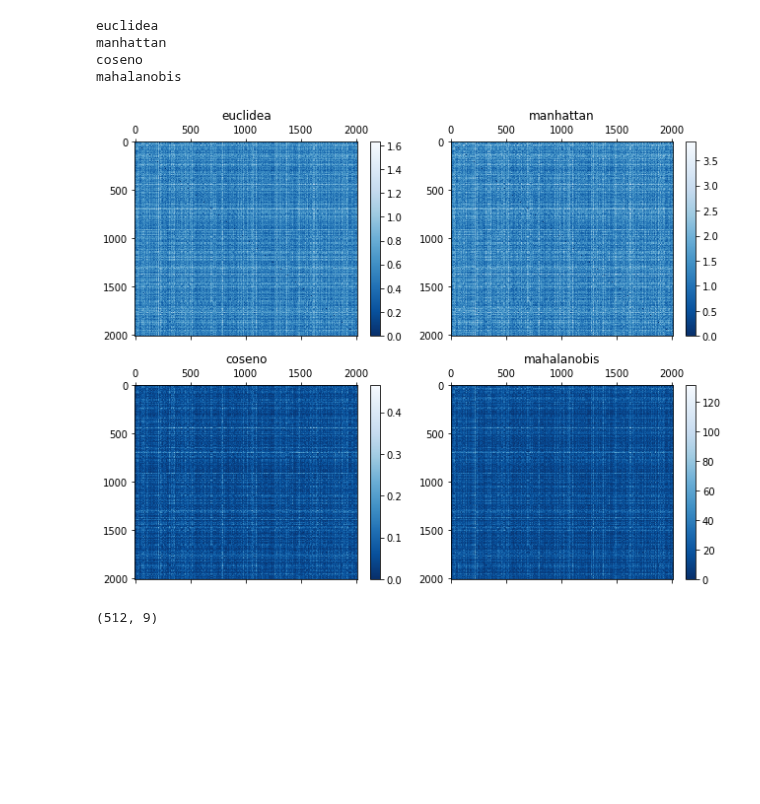
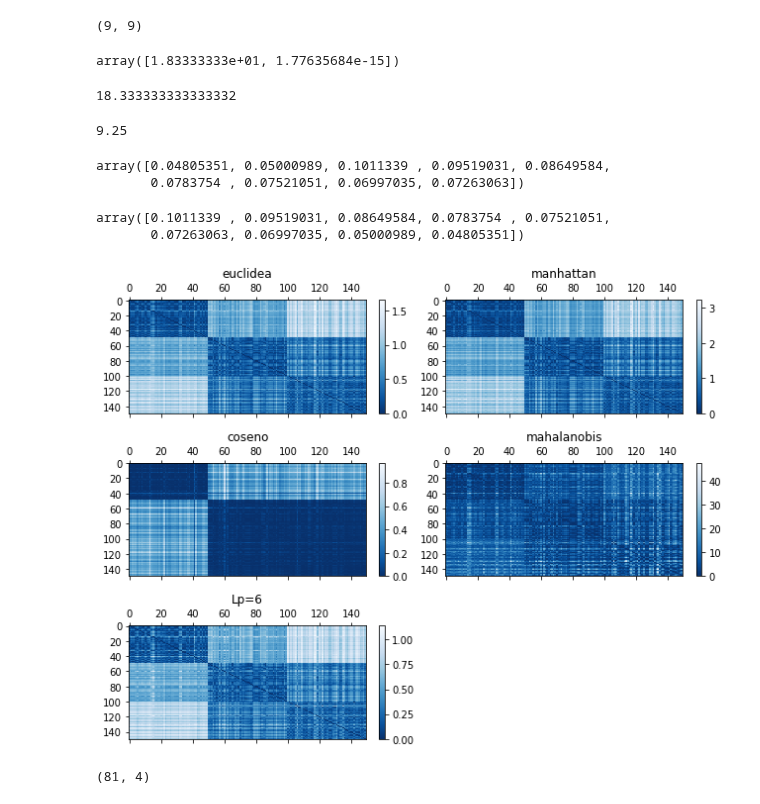
Before and after one commit to asgutierrt/Introduction_to_IA, a Jupyter notebook: unsupervised/notebooks/no_supervisado_dev.ipynb, the cells around one changed output. Cells and saved outputs as stored; diff of their text form; code cells hidden in the pictures; blank space fills up the shorter version.

```diff
--- a/unsupervised/notebooks/no_supervisado_dev.ipynb
+++ b/unsupervised/notebooks/no_supervisado_dev.ipynb
@@ -32,4 +29,7 @@ filepath = join('..','data',filename)
 # %%
+filename = 'water_potability.txt'
+#filename='iris'
+
 # load data
-X, N, m = load_data(filepath)
+X, X_shape, df = load_data(os.path.join('..','data',filename))
 cov_i = covarianza_inversa(X)
@@ -36,25 +99,61 @@ cov_i = covarianza_inversa(X)
+# %%
+np.cov(X,rowvar=False).shape
+# %% [output]
+(9, 9)
+# %%
+import numpy as np
+from numpy import linalg as LA
+
+evals , evecs = LA.eig(np.cov(x,rowvar=False))
+
+evals
+# %% [output]
+array([1.83333333e+01, 1.77635684e-15])
+# %%
+np.trace(np.cov(x,rowvar=False))
+# %% [output]
+18.333333333333332
+# %%
+np.var(x)
+# %% [output]
+9.25
+# %%
+evals
+# %% [output]
+array([0.04805351, 0.05000989, 0.1011339 , 0.09519031, 0.08649584,
+       0.0783754 , 0.07521051, 0.06997035, 0.07263063])
+# %%
+idx = np.argsort(evals)[::-1]
+evecs = evecs[:,idx]
+evals = evals[idx]
+
+x_p = np.dot(X, evecs) # projection of the data in the new space
+# %% [output]
+array([0.1011339 , 0.09519031, 0.08649584, 0.0783754 , 0.07521051,
+       0.07263063, 0.06997035, 0.05000989, 0.04805351])
+# %%
+# store info on report folder
+fig_path= os.path.join('..','notebooks','dev_reports','figures')
+results_path= os.path.join('..','notebooks','dev_reports','group_matrix')
 # %%
 # calculate and plot distances
-normas=['euclidea','manhattan','coseno','mahalanobis']
+normas=['euclidea','manhattan','coseno','mahalanobis', 'Lp=6']
 D = get_distance_matrix(X,X,cov_i,norms=normas)
 plot_distances(D,normas,join(fig_path,'distances_XX.png'))
 # %% [output]
-euclidea
-manhattan
-coseno
-mahalanobis
-[figure, old version]
+[figure, new version]
 # %%
 from itertools import product
 import numpy as np
 
 # make grid
+N,m=X_shape
 malla=lambda m, n_intervals: np.array(list(product(np.arange(n_intervals +1)*1/n_intervals,repeat=m)))
 n_grid_intervals= lambda N,m: int(np.exp(np.log(N)/m)-1)
 grid=malla(m,n_grid_intervals(N,m))
 grid.shape
 # %% [output]
-(512, 9)
+(81, 4)
 # %%
 # calculate and plot distances
 normas=['euclidea','mahalanobis','coseno','manhattan']
```
Also changed, not shown: parts of 11 cells of this notebook, 25 other files.
